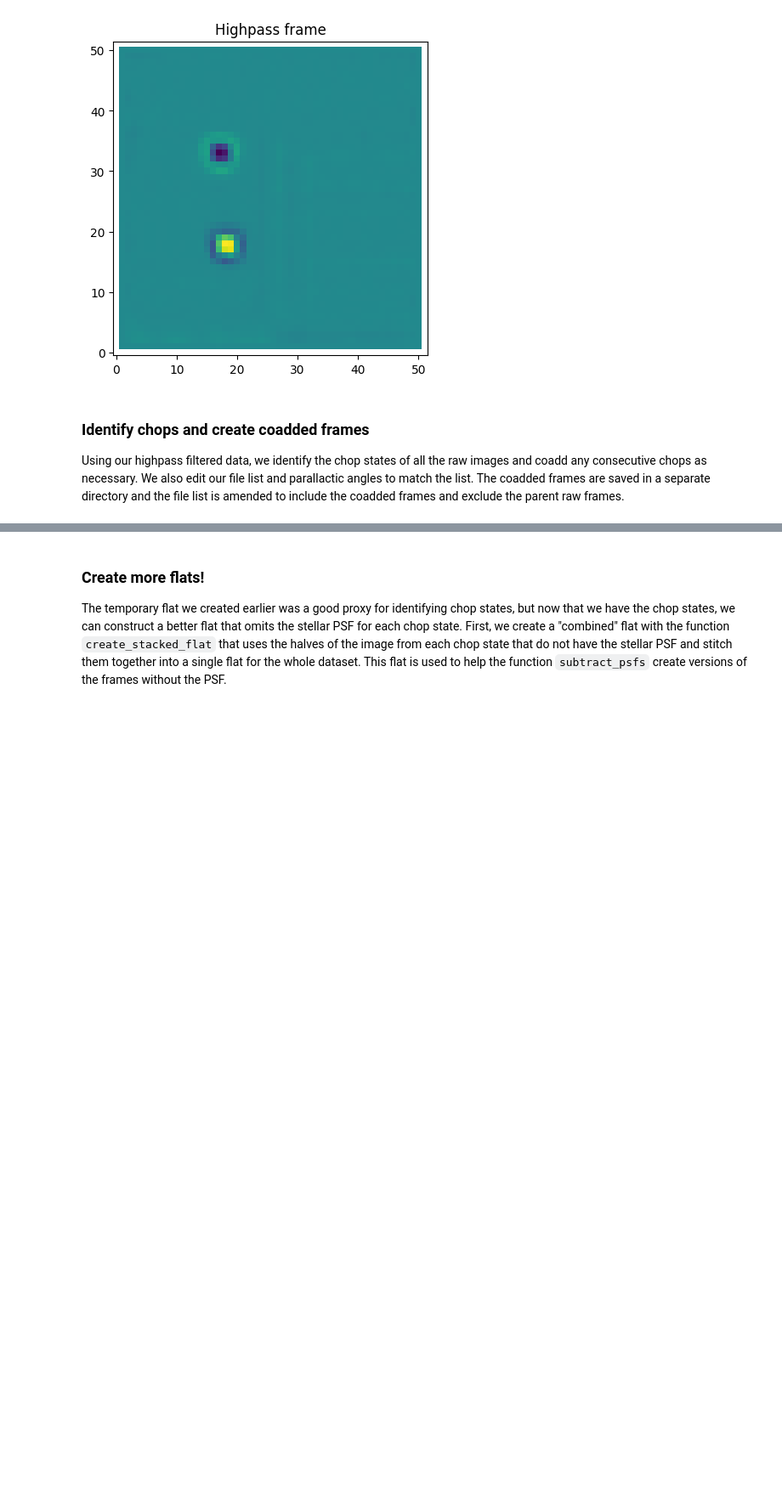
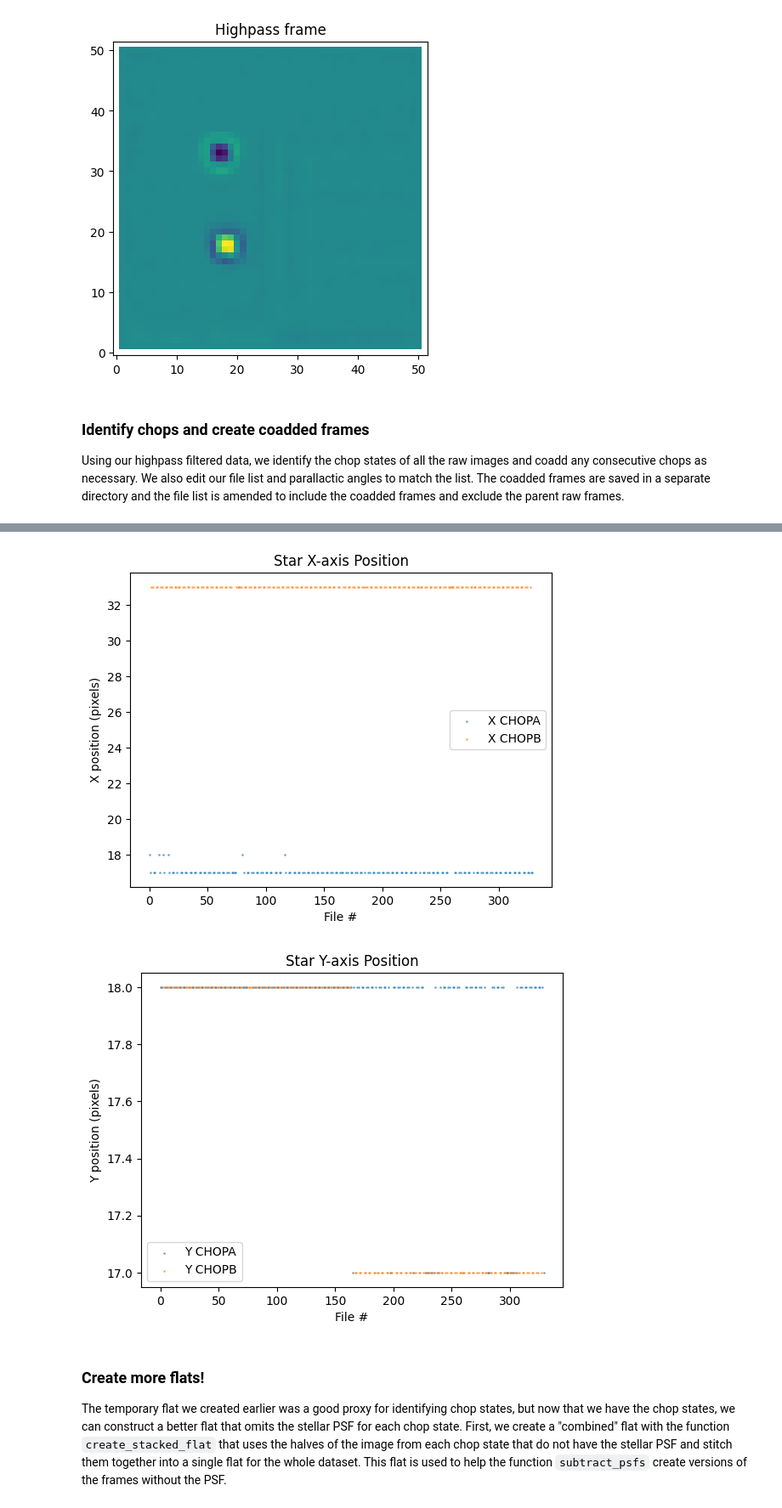
Before and after one commit to vivekv7323/pyNOMIC, a Jupyter notebook: notebooks/singlesidedreduction.ipynb, the cells around one changed output, grey strips where cells are left out. Shown at 85% size. Saved outputs shown, nothing was run; the diff lists cells and outputs as text; code cells hidden in the pictures; blank space fills up the shorter version.

```diff
--- a/notebooks/singlesidedreduction.ipynb
+++ b/notebooks/singlesidedreduction.ipynb
@@ -156,3 +164,30 @@ print("File retrieved")
+# %%
+plt.title("Star X-axis Position")
+plt.scatter(np.arange(len(orig_maxima))[orig_chops == "CHOP_A"],
+            orig_maxima[:,0][orig_chops == "CHOP_A"],
+            label="X CHOPA", s=1, alpha=0.5)
+plt.scatter(np.arange(len(orig_maxima))[orig_chops == "CHOP_B"],
+            orig_maxima[:,0][orig_chops == "CHOP_B"],
+            label="X CHOPB", s=1, alpha=0.5)
+plt.legend(loc="best")
+plt.xlabel("File #")
+plt.ylabel("X position (pixels)")
+plt.show()
+
+plt.title("Star Y-axis Position")
+plt.scatter(np.arange(len(orig_maxima))[orig_chops == "CHOP_A"],
+            orig_maxima[:,1][orig_chops == "CHOP_A"],
+            label="Y CHOPA", s=1, alpha=0.5)
+plt.scatter(np.arange(len(orig_maxima))[orig_chops == "CHOP_B"],
+            orig_maxima[:,1][orig_chops == "CHOP_B"],
+            label="Y CHOPB", s=1, alpha=0.5)
+plt.legend(loc="best")
+plt.xlabel("File #")
+plt.ylabel("Y position (pixels)")
+plt.show()
+# %% [output]
+[figure, added]
+[figure, added]
 # %% [markdown]
 ### Create more flats!
 
```
Also changed, not shown: parts of 47 cells of this notebook, 9 other files.
